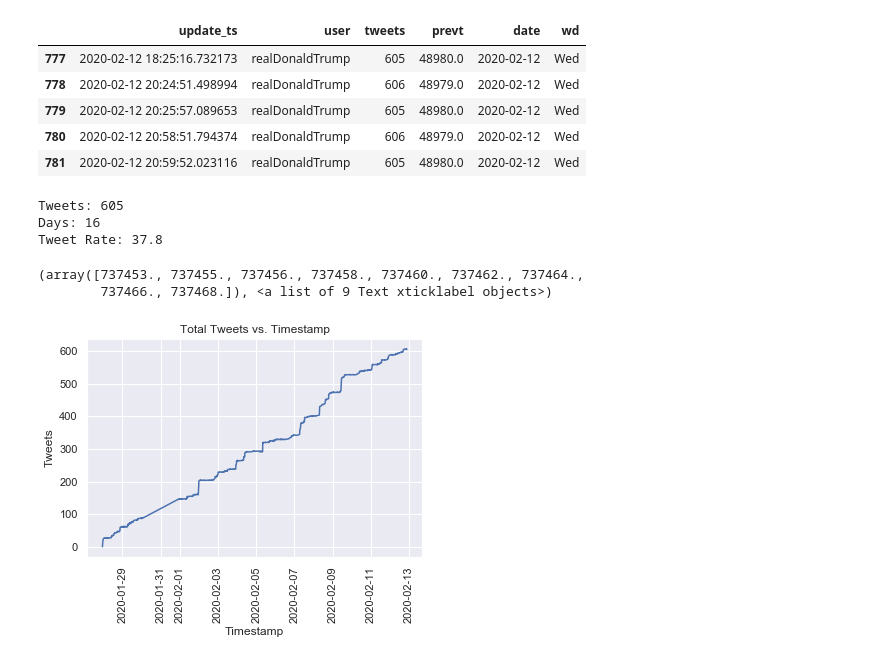
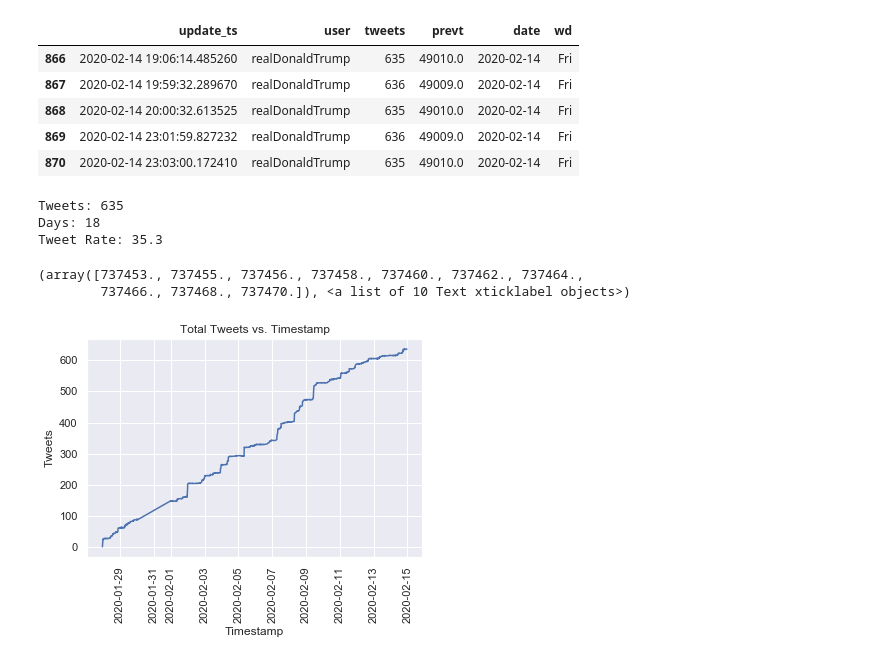
Before and after one commit to mdinunzio/PredictIt, a Jupyter notebook: research/RDT Tweets.ipynb, the cells around one changed output. Drawn from its saved outputs; the diff is of its cells as text; code cells hidden in the pictures.

```diff
--- a/research/RDT Tweets.ipynb
+++ b/research/RDT Tweets.ipynb
@@ -1,5 +1,5 @@
 # %%
-import jupyterconfig
+import pathconfig
 import matplotlib.pyplot as plt
 import dbtools as dbt
 import datetime
@@ -7,40 +7,44 @@ import seaborn as sns
 
 sns.set()
 %matplotlib inline
+
+
+today = datetime.date.today()
 # %%
 rdt_q  = """
 SELECT * FROM tweetcounts
 WHERE "user" = 'realDonaldTrump'
 """
 
 tweets = dbt.select(rdt_q, con=dbt.PI_PROD)
 tweets['prevt'] = tweets['tweets'].shift(1)
 tweets = tweets[tweets['tweets']!=tweets['prevt']]
 tweets['tweets'] -= tweets['tweets'].min()
 tweets['tweets'] += 1
 tweets = tweets.reset_index(drop=True)
 tweets['date'] = tweets['update_ts'].map(
     lambda x: x.to_pydatetime().date())
 tweets['wd'] = tweets['date'].map(lambda x: '{:%a}'.format(x))
+tweets = tweets[tweets['date']!=today]
 tweets.tail()
 # %% [output]
 |  | update_ts | user | tweets | prevt | date | wd |
-| 777 | 2020-02-12 18:25:16.732173 | realDonaldTrump | 605 | 48980.0 | 2020-02-12 | Wed |
-| 778 | 2020-02-12 20:24:51.498994 | realDonaldTrump | 606 | 48979.0 | 2020-02-12 | Wed |
-| 779 | 2020-02-12 20:25:57.089653 | realDonaldTrump | 605 | 48980.0 | 2020-02-12 | Wed |
-| 780 | 2020-02-12 20:58:51.794374 | realDonaldTrump | 606 | 48979.0 | 2020-02-12 | Wed |
-| 781 | 2020-02-12 20:59:52.023116 | realDonaldTrump | 605 | 48980.0 | 2020-02-12 | Wed |
+| 866 | 2020-02-14 19:06:14.485260 | realDonaldTrump | 635 | 49010.0 | 2020-02-14 | Fri |
+| 867 | 2020-02-14 19:59:32.289670 | realDonaldTrump | 636 | 49009.0 | 2020-02-14 | Fri |
+| 868 | 2020-02-14 20:00:32.613525 | realDonaldTrump | 635 | 49010.0 | 2020-02-14 | Fri |
+| 869 | 2020-02-14 23:01:59.827232 | realDonaldTrump | 636 | 49009.0 | 2020-02-14 | Fri |
+| 870 | 2020-02-14 23:03:00.172410 | realDonaldTrump | 635 | 49010.0 | 2020-02-14 | Fri |
 # %%
 tweet_count = tweets['tweets'].max() - tweets['tweets'].min()
 day_count = (tweets['date'].max() - tweets['date'].min()).days
-tpd = tweet_count / days
+tpd = tweet_count / day_count
 print(f'Tweets: {tweet_count}')
 print(f'Days: {day_count}')
 print(f'Tweet Rate: {tpd:.1f}')
 # %% [output]
-Tweets: 605
-Days: 16
-Tweet Rate: 37.8
+Tweets: 635
+Days: 18
+Tweet Rate: 35.3
 # %%
 plt.figure()
 plt.plot(tweets['update_ts'], tweets['tweets'])
@@ -50,8 +54,8 @@ plt.ylabel('Tweets')
 plt.xticks(rotation=90)
 # %% [output]
 (array([737453., 737455., 737456., 737458., 737460., 737462., 737464.,
-        737466., 737468.]), <a list of 9 Text xticklabel objects>)
+        737466., 737468., 737470.]), <a list of 10 Text xticklabel objects>)
-[figure, old version]
+[figure, new version]
 # %%
 date_group = tweets.groupby('date')
 date_stats = date_group[['tweets', 'wd']].nth(-1)
```
Also changed, not shown: parts of 4 cells of this notebook, 3 other files.
